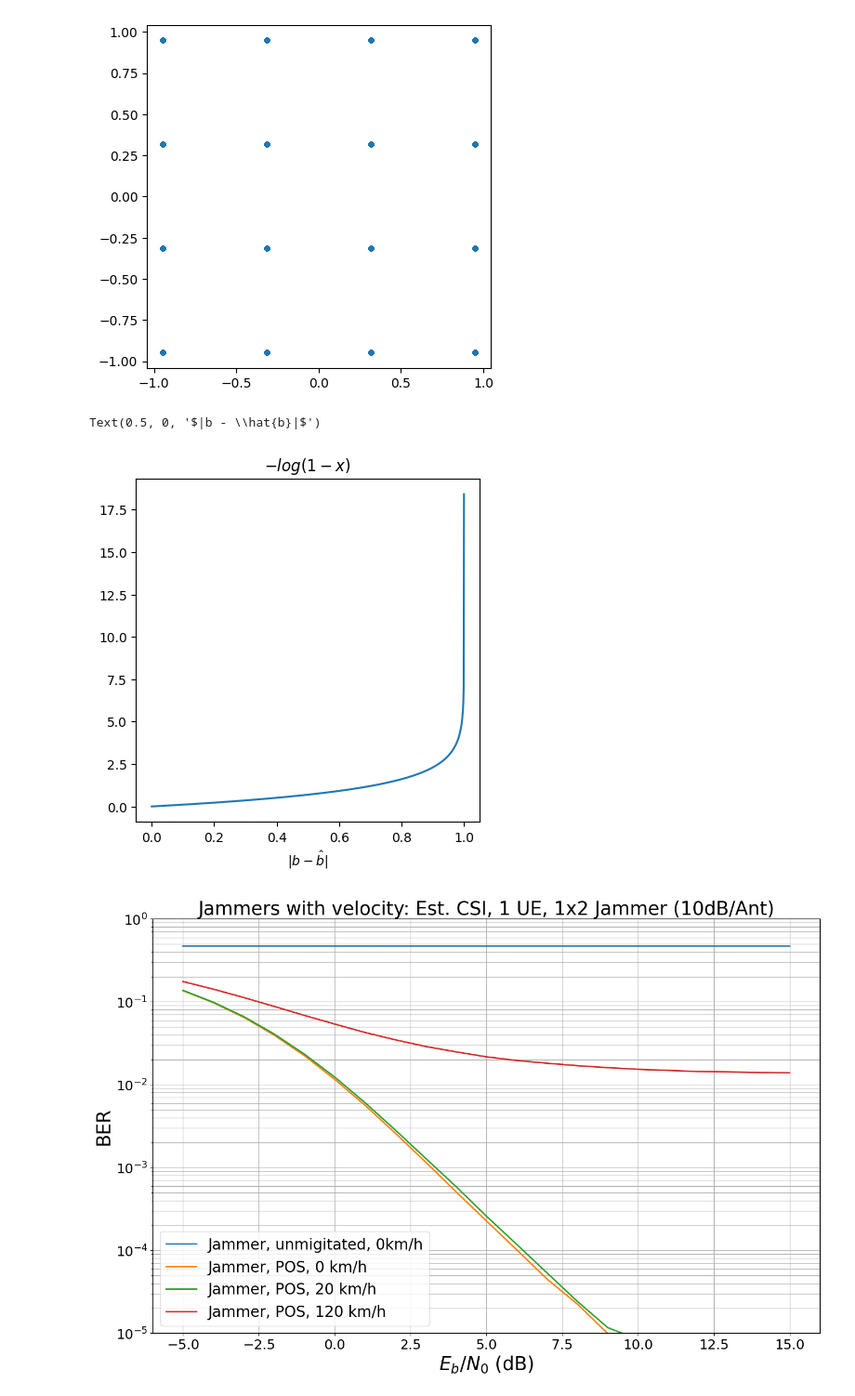
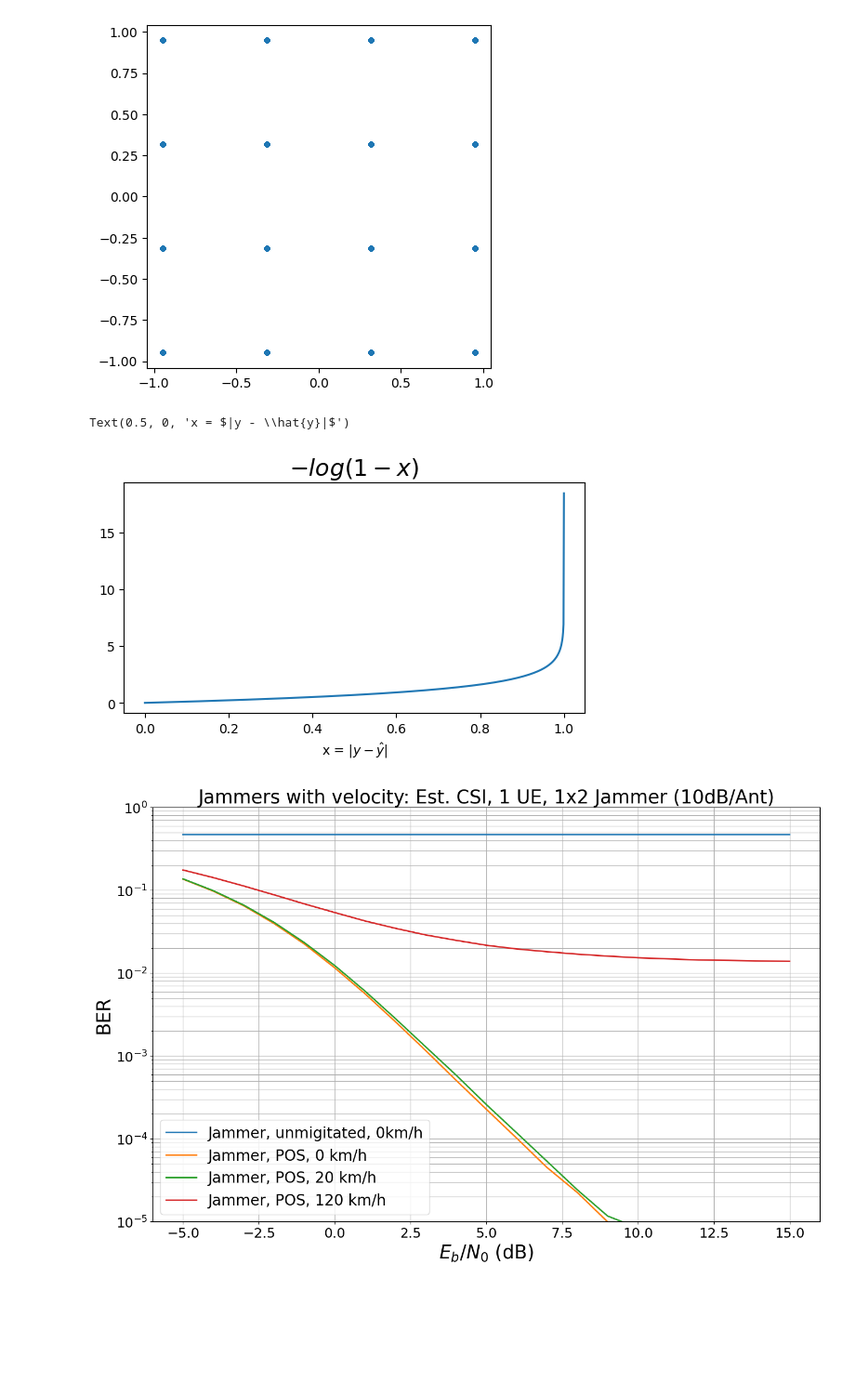
Before and after one commit to IIP-Group/pyjama, a Jupyter notebook: simulations/presentation_graph_construction.ipynb, the cells around one changed output. Shown at 93% size. Drawn from its saved outputs; the diff is of its cells as text; code cells hidden in the pictures; blank space fills up the shorter version.

Commit message:
some more graphs

```diff
--- a/simulations/presentation_graph_construction.ipynb
+++ b/simulations/presentation_graph_construction.ipynb
@@ -270,17 +270,17 @@ ax.set_aspect('equal', adjustable='box')
 # %%
 def f(x):
     return -np.log(1-x)
     # return -np.log(1+x)
 
 x = np.linspace(0.000000001, 0.99999999, 1000)
 plt.plot(x, f(x))
-plt.title(r"$-log(1-x)$")
+plt.title(r"$-log(1-x)$", fontsize=18)
 axes = plt.gca()
-axes.set_aspect(1./axes.get_data_ratio())
-axes.set_xlabel(r"$|b - \hat{b}|$")
+axes.set_aspect(0.5/axes.get_data_ratio())
+axes.set_xlabel(r"x = $|y - \hat{y}|$")
 # %% [output]
-Text(0.5, 0, '$|b - \\hat{b}|$')
+Text(0.5, 0, 'x = $|y - \\hat{y}|$')
-[figure, old version]
+[figure, new version]
 # %%
 with open("bers/simple_pos_mobility.pickle", 'rb') as f:
     bers = pickle.load(f)
```
Also changed, not shown: 2 other files.
